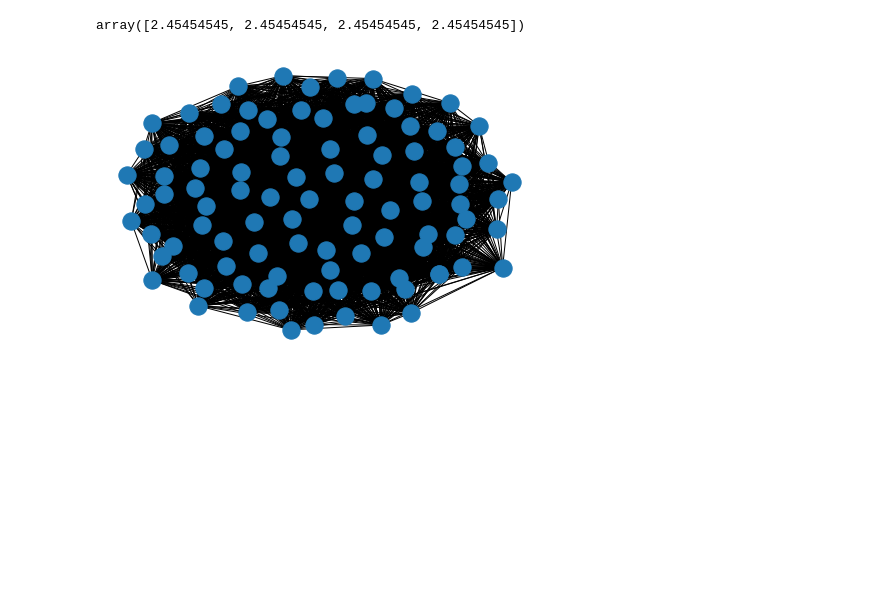
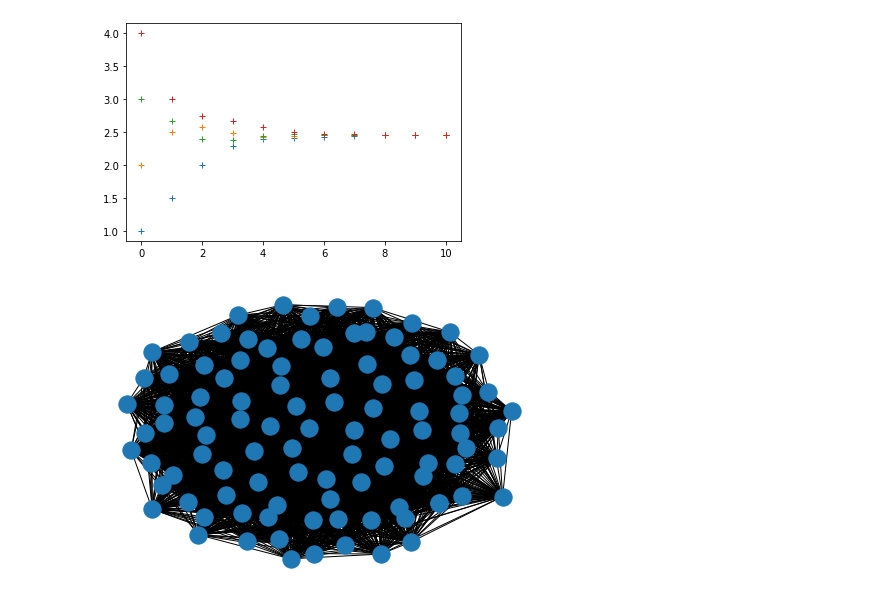
Before and after one commit to TingliangZhang/Misaka-Network-Cowork, a Jupyter notebook: consensus.ipynb, the cells around one changed output. Saved outputs shown, nothing was run; the diff lists cells and outputs as text; code cells hidden in the pictures; blank space fills up the shorter version.

Commit message:
plot

```diff
--- a/consensus.ipynb
+++ b/consensus.ipynb
@@ -35,11 +36,26 @@ def A_to_Q_matrix(A):
 Q = A_to_Q_matrix(A)
 # %%
 # 读入初始值P
-P = np.transpose([1,2,3,4])
+P = [1,2,3,4]
+P_trans = np.transpose(P)
+P_Length = len(P)
+
 # 使用Q和初始值进行迭代P(n+1)=P(n)*(Q)
-for i in range(100):
-    P = Q.dot(P)
+# 以下为固定次数迭代
+Count = 10
+P_All = np.zeros((Count+1, P_Length))
+P_All[0,:] = np.transpose(P_trans)
+for i in range(Count):
+    P_trans = Q.dot(P_trans)
+    P_All[i+1,:] = np.transpose(P_trans)
+
 # 直到可接受稳定收敛于一个值
-P
-# %% [output]
-array([2.45454545, 2.45454545, 2.45454545, 2.45454545])
+# %%
+# 画图 每个节点的变量随着迭代次数的曲线图
+x = range(Count+1) # 横轴 迭代次数
+Y = np.transpose(P_All)
+for i in range(P_Length):
+    plt.plot(x,Y[i],'+')
+plt.show()
+# %% [output]
+[figure, added]
```
Also changed, not shown: parts of 2 cells of this notebook.
